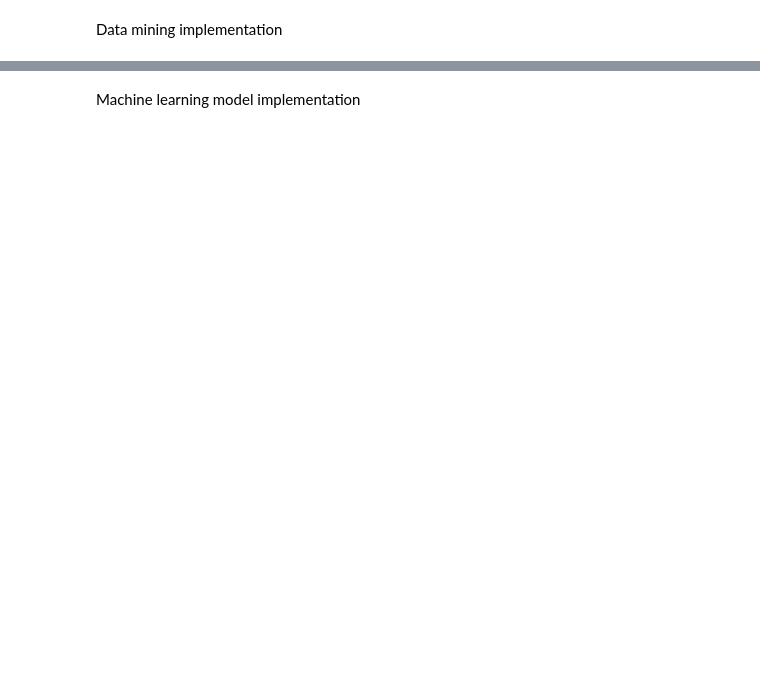
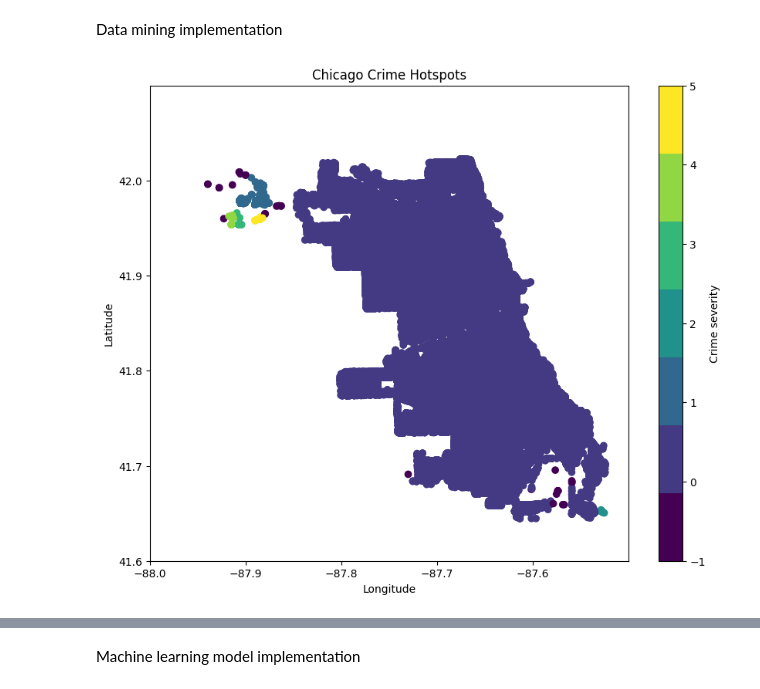
Before and after one commit to hhhzs/Chicago-Crime-Analysis, a Jupyter notebook: CS483_Final_Project_Crime_Analysis.ipynb, the cells around one changed output, grey strips where cells are left out. Saved outputs shown, nothing was run; the diff lists cells and outputs as text; code cells hidden in the pictures; blank space fills up the shorter version.

```diff
--- a/CS483_Final_Project_Crime_Analysis.ipynb
+++ b/CS483_Final_Project_Crime_Analysis.ipynb
@@ -64,0 +161,47 @@ Data mining implementation
+# %%
+from sklearn.cluster import DBSCAN
+from sklearn.preprocessing import StandardScaler
+
+# read the CSV file into a pandas DataFrame
+#df = pd.read_csv('final.csv') #for final.csv
+#Crimes - 2022 - https://data.cityofchicago.org/api/views/9hwr-2zxp/rows.csv
+#Crimes - 2023-present - https://data.cityofchicago.org/api/views/xguy-4ndq/rows.csv
+#Crimes - 2021 - https://data.cityofchicago.org/api/views/dwme-t96c/rows.csv
+#Crimes - 2020 - https://data.cityofchicago.org/api/views/qzdf-xmn8/rows.csv
+
+
+df = pd.read_csv("https://data.cityofchicago.org/api/views/9hwr-2zxp/rows.csv")
+# drop any rows that have missing values
+df = df.dropna()
+# extract the latitude and longitude information from the DataFrame
+#X = df[['LATITUDE', 'LONGITUDE']].values # for final.csv
+X = df[['Latitude', 'Longitude']].values
+# scale the latitude and longitude values using StandardScaler
+scaler = StandardScaler()
+X_scaled = scaler.fit_transform(X)
+
+# apply DBSCAN to identify crime hotspots
+dbscan = DBSCAN(eps=0.1, min_samples=10)
+labels = dbscan.fit_predict(X_scaled)
+
+# create a custom colormap for the clusters
+cmap = plt.cm.get_cmap('viridis', len(np.unique(labels)))
+
+# plot the crime hotspots using a
+fig, ax = plt.subplots(figsize=(10, 8))
+
+sc = ax.scatter(X[:, 1], X[:, 0], c=labels, cmap=cmap)
+ax.set_xlabel('Longitude')
+ax.set_ylabel('Latitude')
+ax.set_title('Chicago Crime Hotspots')
+ax.set_xlim(-88.0, -87.5)
+ax.set_ylim(41.6, 42.1)
+ax.set_xticks(np.arange(-88.0, -87.5, 0.1))
+ax.set_yticks(np.arange(41.6, 42.1, 0.1))
+
+# add colorbar
+cbar = fig.colorbar(sc, ax=ax)
+cbar.set_label('Crime severity')
+plt.show()
+# %% [output]
+[figure, added]
```
Also changed, not shown: parts of 36 cells of this notebook.
